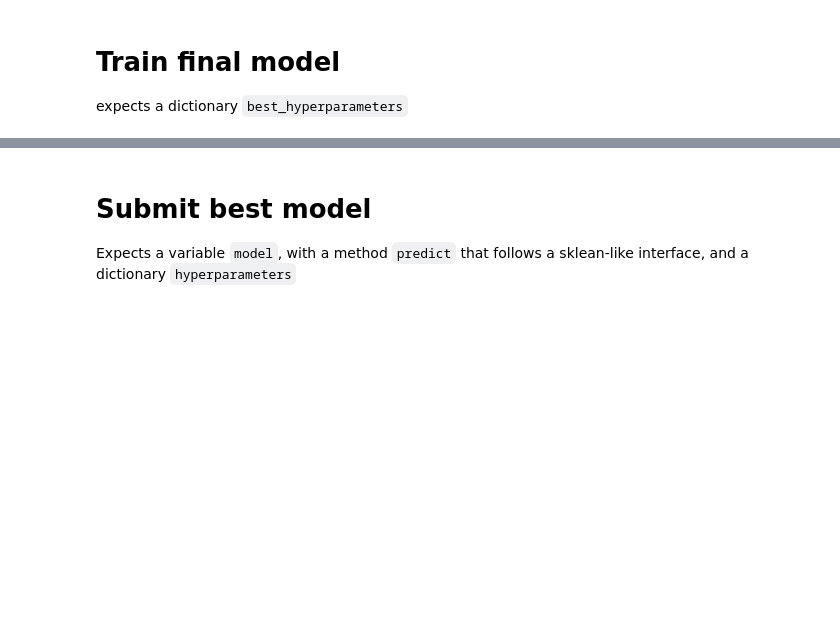
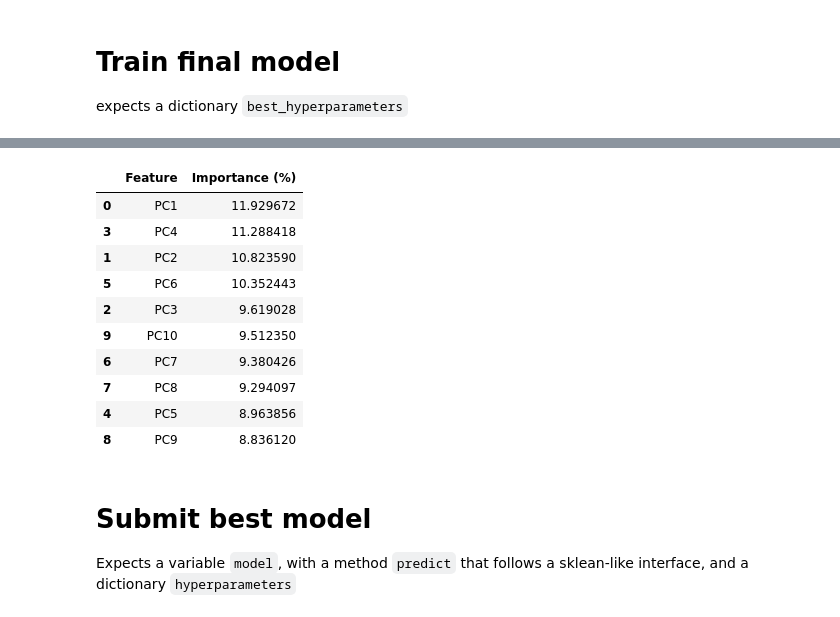
Before and after one commit to LeonardoSanBenitez/Kaggle-Competion-Data-mining-and-machine-learning-2024, a Jupyter notebook: code/Untitled.ipynb, the cells around one changed output, grey strips where cells are left out. Drawn from its saved outputs; the diff is of its cells as text; code cells hidden in the pictures; blank space fills up the shorter version.

```diff
--- a/code/Untitled.ipynb
+++ b/code/Untitled.ipynb
@@ -285,6 +667,6 @@ expects a dictionary `best_hyperparameters`
 best_hash = calculate_params_hash(best_hyperparameters)
 print(f'Search experiment by param hash in the UI: http://localhost:5001/#/experiments/127862172636814249?searchFilter=params.hyperparameters_hash+%3D"{best_hash}"')
 
-model = train_model(best_hyperparameters, X, y)
+model = train_model(best_hyperparameters, X, y, analyze=True)
 model
 # %% [output]
@@ -300,3 +684,30 @@ Pipeline(steps=[('standardize', StandardScaler()),
+# %%
+importances = model.named_steps['model'].feature_importances_
+columns = model.named_steps['pca'].columns
+
+# Convert importances to percentage
+importances_percentage = importances / importances.sum() * 100
+
+# Create a dataframe for feature importances
+feature_importances_df = pd.DataFrame({
+    'Feature': columns,
+    'Importance (%)': importances_percentage
+}).sort_values(by='Importance (%)', ascending=False)
+
+# Display the dataframe
+feature_importances_df.head(10)  # Display top 10 features
+# %% [output]
+|  | Feature | Importance (%) |
+| 0 | PC1 | 11.929672 |
+| 3 | PC4 | 11.288418 |
+| 1 | PC2 | 10.823590 |
+| 5 | PC6 | 10.352443 |
+| 2 | PC3 | 9.619028 |
+| 9 | PC10 | 9.512350 |
+| 6 | PC7 | 9.380426 |
+| 7 | PC8 | 9.294097 |
+| 4 | PC5 | 8.963856 |
+| 8 | PC9 | 8.836120 |
 # %%
 # TODO: better eval this model (confusion matrix, etc)
 # %% [markdown]
```
Also changed, not shown: parts of 12 cells of this notebook, 1 other file.
